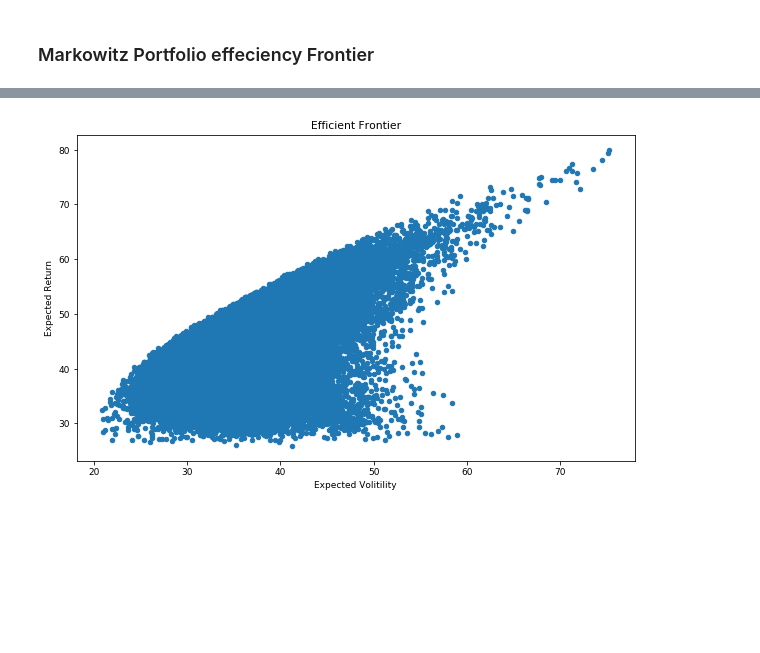
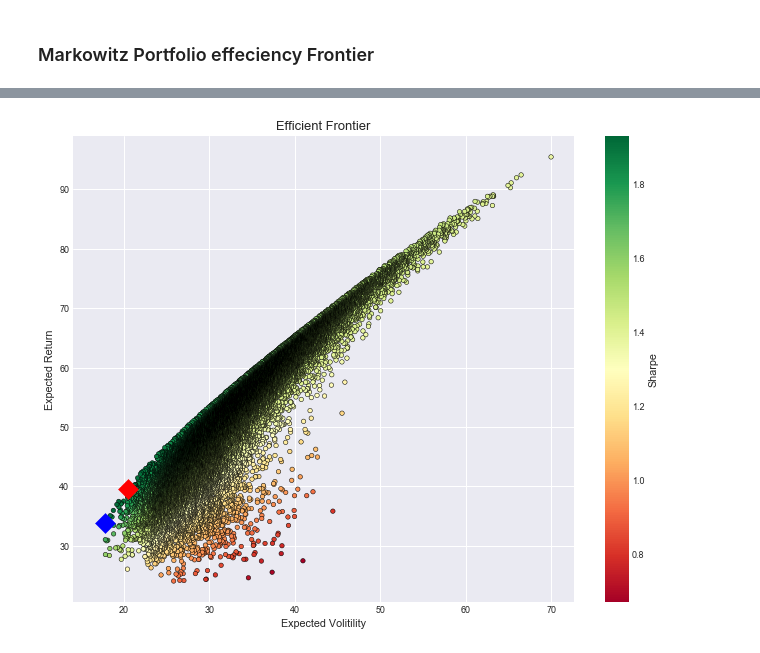
Before and after one commit to romwhyte/jsestockanalysis, a Jupyter notebook: stock analysis.ipynb, the cells around one changed output, grey strips where cells are left out. Saved outputs shown, nothing was run; the diff lists cells and outputs as text; code cells hidden in the pictures; blank space fills up the shorter version.

```diff
--- a/stock analysis.ipynb
+++ b/stock analysis.ipynb
@@ -748,6 +776,6 @@ rate_return[['VMIL','CAR']].corr()
 # %%
-bondrate = 0.05
-sharpe = (avg_returns - bondrate) / stk_std_risk
+bondRiskFreeRate = 0.05
+sharpe = (avg_returns - bondRiskFreeRate) / stk_std_risk
 sharpe[sharpe > 0].sort_values()
 # %% [output]
 WISYNCO     0.005158
@@ -985,16 +1078,24 @@ portfolio_vol = np.dot(weights.T, np.dot(rate_return[selectStock].cov() * 250, w
 frontier_pfolio_return = []
 frontier_pfolio_vol = []
 frontier_pfolio_weight = []
+frontier_pfolio_sharpe = []
 for x in range(0, 50000):
     ef_weights = np.random.random(len(selectStock))
     ef_weights /= np.sum(ef_weights)
-    frontier_pfolio_return.append(np.dot(avg_returns[selectStock]*100, ef_weights))
-    frontier_pfolio_vol.append(np.sqrt(np.dot(ef_weights.T, np.dot(rate_return[selectStock].cov() * 250, ef_weights)))*100)
+    preturn = np.dot(avg_returns[selectStock]*100, ef_weights)
+    pvol = np.sqrt(np.dot(ef_weights.T, np.dot(rate_return[selectStock].cov() * 250, ef_weights)))*100
+    psharpe = (preturn - bondRiskFreeRate) / pvol
+    #add values to list
+    frontier_pfolio_return.append(preturn)
+    frontier_pfolio_vol.append(pvol)
     frontier_pfolio_weight.append(ef_weights)
+    frontier_pfolio_sharpe.append(psharpe)
 
 frontier_pfolio_return = np.array(frontier_pfolio_return)
 frontier_pfolio_vol = np.array(frontier_pfolio_vol)
 frontier_pfolio_weight = np.array(frontier_pfolio_weight)
+frontier_pfolio_sharpe = np.array(frontier_pfolio_sharpe)
+
 
 frontier_pfolio_return[:5],frontier_pfolio_vol[:5]
 # %% [output]
@@ -1003,10 +1104,18 @@ frontier_pfolio_return[:5],frontier_pfolio_vol[:5]
 # %%
-frontier_pfolio_frame = pd.DataFrame({'Return':frontier_pfolio_return,'Volitile':frontier_pfolio_vol})
+frontier_pfolio_frame = pd.DataFrame({'Return':frontier_pfolio_return,'Volitile':frontier_pfolio_vol,'Sharpe':frontier_pfolio_sharpe})
 
 # extend original dictionary to accomodate each ticker and weight in the portfolio
 for counter,symbol in enumerate(selectStock):
     frontier_pfolio_frame[symbol+' weight'] = [weight[counter] for weight in frontier_pfolio_weight]
 
-frontier_pfolio_frame=frontier_pfolio_frame.sort_values(by=['Volitile'])
+# find min Volatility & max sharpe values in the dataframe (df)
+min_volatility = frontier_pfolio_frame['Volitile'].min()
+max_sharpe = frontier_pfolio_frame['Sharpe'].max()
+
+# use the min, max values to locate and create the two special portfolios
+sharpe_portfolio = frontier_pfolio_frame.loc[frontier_pfolio_frame['Sharpe'] == max_sharpe]
+min_variance_port = frontier_pfolio_frame.loc[frontier_pfolio_frame['Volitile'] == min_volatility]
+
+frontier_pfolio_frame=frontier_pfolio_frame.sort_values(by=['Volitile'],ascending=False)
 frontier_pfolio_frame.head()
 # %% [output]
@@ -1028,8 +1137,14 @@ frontier_pfolio_frame.tail()
 # %%
-frontier_pfolio_frame.plot(x='Volitile',y='Return',kind='scatter',figsize=(10,6));
+plt.style.use('seaborn-dark')
+frontier_pfolio_frame.plot(x='Volitile',y='Return',c='Sharpe',kind='scatter',cmap='RdYlGn', edgecolors='black',
+                           figsize=(10,8),grid=True);
+
+plt.scatter(x=sharpe_portfolio['Volitile'], y=sharpe_portfolio['Return'], c='red', marker='D', s=200)
+plt.scatter(x=min_variance_port['Volitile'], y=min_variance_port['Return'], c='blue', marker='D', s=200 )
+
 plt.xlabel('Expected Volitility')
 plt.ylabel('Expected Return')
 plt.title('Efficient Frontier')
 plt.show()
 # %% [output]
-[figure, old version]
+[figure, new version]
```
Also changed, not shown: parts of 36 cells of this notebook.
